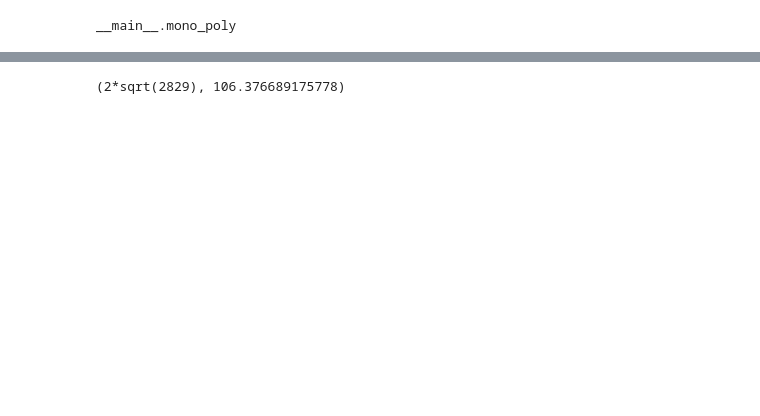
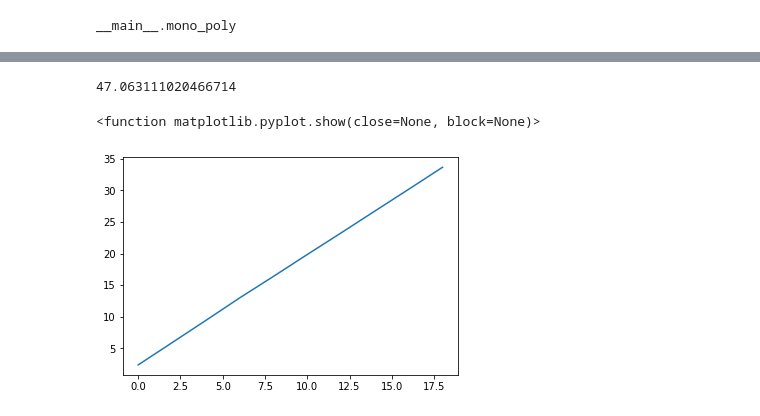
Before and after one commit to YixuanSeanZhou/math_honor_project, a Jupyter notebook: python_code/Coefficient_Moment_Matrix.ipynb, the cells around one changed output, grey strips where cells are left out. Saved outputs shown, nothing was run; the diff lists cells and outputs as text; code cells hidden in the pictures; blank space fills up the shorter version.

```diff
--- a/python_code/Coefficient_Moment_Matrix.ipynb
+++ b/python_code/Coefficient_Moment_Matrix.ipynb
@@ -120,0 +112,8 @@ $\displaystyle 19.0092082949291$
+# %%
+x = var_list[0]
+y = var_list[1]
+terms = []
+terms.append([6, y])
+
+
+terms.append([x, (x * y - 12) / 4])
@@ -138,4 +239,15 @@ def experiment(m_mtx_base, poly_base, deg, num_var):
 # %%
-experiment(mono_poly, mono_poly, 6, 3)
+experiment(mono_poly, mono_poly, 30, 1)
 # %% [output]
-(2*sqrt(2829), 106.376689175778)
+47.063111020466714
+# %%
+conds = []
+x = []
+for i in range(0, 10):
+    conds.append(experiment(cheby_first_kind, cheby_first_kind, i*2, 1))
+    x.append(i * 2)
+plt.plot(x, conds)
+plt.show
+# %% [output]
+<function matplotlib.pyplot.show(close=None, block=None)>
+[figure, added]
```
Also changed, not shown: parts of 29 cells of this notebook, 1 other file.
